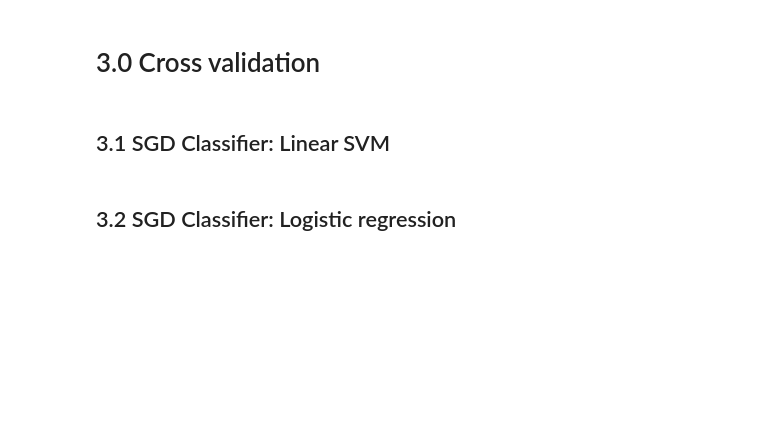
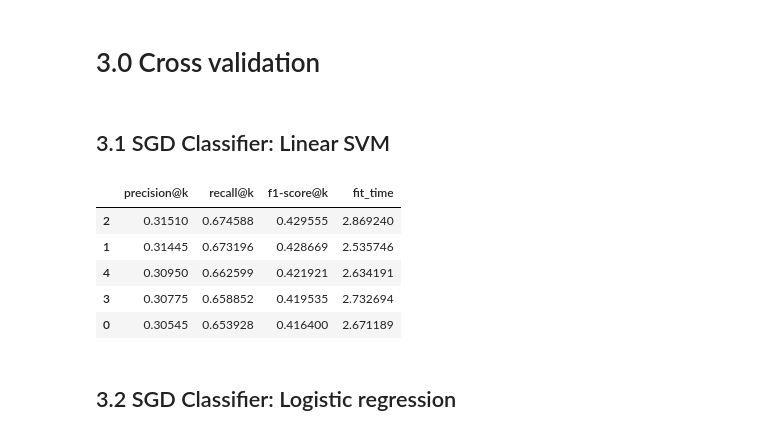
Before and after one commit to iury-repo/health_insurance_cs, a Jupyter notebook: notebooks/2-ims-modeling.ipynb, the cells around one changed output. Saved outputs shown, nothing was run; the diff lists cells and outputs as text; code cells hidden in the pictures; blank space fills up the shorter version.

```diff
--- a/notebooks/2-ims-modeling.ipynb
+++ b/notebooks/2-ims-modeling.ipynb
@@ -167,10 +167,17 @@ linear_svm_results = cross_validate(lim_svm, X, y, cv=5, scoring={'recall': reca
 # %%
 # Performance results
 linear_svm_df = pd.DataFrame(linear_svm_results)
 linear_svm_df.rename(columns={'test_recall': 'recall@k', 'test_precision': 'precision@k', 'fit_time': 'fit_time', 'test_f1': 'f1-score@k'}, inplace=True)
 linear_svm_df.drop(columns='score_time', inplace=True)
-linear_svm_df = linear_svm_df[['recall', 'precision', 'f1-score', 'fit_time']]
-linear_svm_df
+linear_svm_df = linear_svm_df[['precision@k', 'recall@k', 'f1-score@k', 'fit_time']]
+linear_svm_df.sort_values(by='precision@k', ascending=False)
+# %% [output]
+|  | precision@k | recall@k | f1-score@k | fit_time |
+| 2 | 0.31510 | 0.674588 | 0.429555 | 2.869240 |
+| 1 | 0.31445 | 0.673196 | 0.428669 | 2.535746 |
+| 4 | 0.30950 | 0.662599 | 0.421921 | 2.634191 |
+| 3 | 0.30775 | 0.658852 | 0.419535 | 2.732694 |
+| 0 | 0.30545 | 0.653928 | 0.416400 | 2.671189 |
 # %% [markdown]
 ## 3.2 SGD Classifier: Logistic regression
 # %%
```
Also changed, not shown: parts of 8 cells of this notebook.
